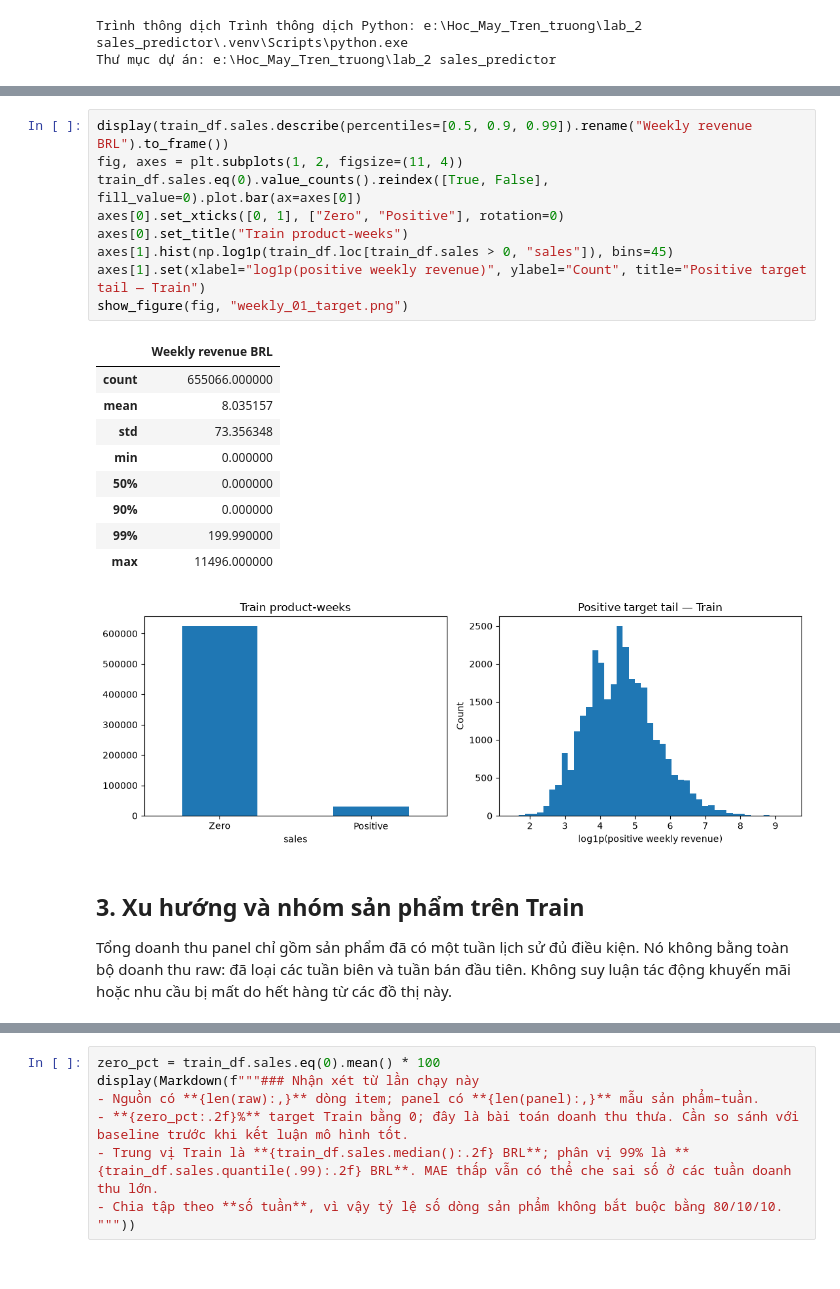
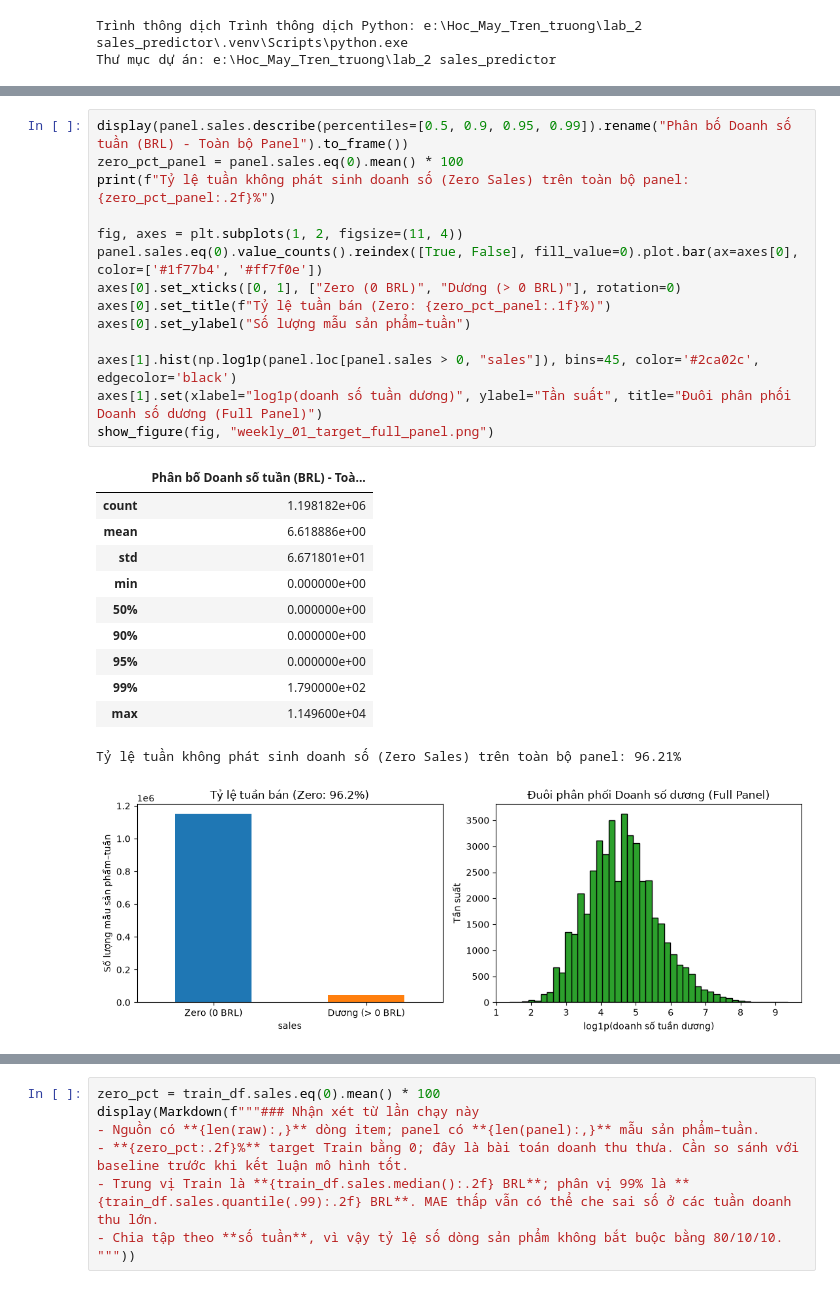
Before and after one commit to iamtien77/sales_predictor, a Jupyter notebook: notebooks/01_exploratory_data_analysis.ipynb, the cells around one changed output, grey strips where cells are left out. Saved outputs shown, nothing was run; the diff lists cells and outputs as text.

Commit message:
docs(notebooks): đồng bộ eda toàn bộ dữ liệu và luồng fit transform pipeline

```diff
--- a/notebooks/01_exploratory_data_analysis.ipynb
+++ b/notebooks/01_exploratory_data_analysis.ipynb
@@ -96,24 +80,27 @@ Doanh thu bằng 0 là quan sát hợp lệ. Phân tích riêng giá trị dươ
 # %%
-display(train_df.sales.describe(percentiles=[0.5, 0.9, 0.99]).rename("Weekly revenue BRL").to_frame())
+display(panel.sales.describe(percentiles=[0.5, 0.9, 0.95, 0.99]).rename("Phân bố Doanh số tuần (BRL) - Toàn bộ Panel").to_frame())
+zero_pct_panel = panel.sales.eq(0).mean() * 100
+print(f"Tỷ lệ tuần không phát sinh doanh số (Zero Sales) trên toàn bộ panel: {zero_pct_panel:.2f}%")
+
 fig, axes = plt.subplots(1, 2, figsize=(11, 4))
-train_df.sales.eq(0).value_counts().reindex([True, False], fill_value=0).plot.bar(ax=axes[0])
-axes[0].set_xticks([0, 1], ["Zero", "Positive"], rotation=0)
-axes[0].set_title("Train product-weeks")
-axes[1].hist(np.log1p(train_df.loc[train_df.sales > 0, "sales"]), bins=45)
-axes[1].set(xlabel="log1p(positive weekly revenue)", ylabel="Count", title="Positive target tail — Train")
-show_figure(fig, "weekly_01_target.png")
+panel.sales.eq(0).value_counts().reindex([True, False], fill_value=0).plot.bar(ax=axes[0], color=['#1f77b4', '#ff7f0e'])
+axes[0].set_xticks([0, 1], ["Zero (0 BRL)", "Dương (> 0 BRL)"], rotation=0)
+axes[0].set_title(f"Tỷ lệ tuần bán (Zero: {zero_pct_panel:.1f}%)")
+axes[0].set_ylabel("Số lượng mẫu sản phẩm–tuần")
+
+axes[1].hist(np.log1p(panel.loc[panel.sales > 0, "sales"]), bins=45, color='#2ca02c', edgecolor='black')
+axes[1].set(xlabel="log1p(doanh số tuần dương)", ylabel="Tần suất", title="Đuôi phân phối Doanh số dương (Full Panel)")
+show_figure(fig, "weekly_01_target_full_panel.png")
 # %% [output]
-|  | Weekly revenue BRL |
-| count | 655066.000000 |
-| mean | 8.035157 |
-| std | 73.356348 |
-| min | 0.000000 |
-| 50% | 0.000000 |
-| 90% | 0.000000 |
-| 99% | 199.990000 |
-| max | 11496.000000 |
+|  | Phân bố Doanh số tuần (BRL) - Toà... |
+| count | 1.198182e+06 |
+| mean | 6.618886e+00 |
+| std | 6.671801e+01 |
+| min | 0.000000e+00 |
+| 50% | 0.000000e+00 |
+| 90% | 0.000000e+00 |
+| 95% | 0.000000e+00 |
+| 99% | 1.790000e+02 |
+| max | 1.149600e+04 |
+Tỷ lệ tuần không phát sinh doanh số (Zero Sales) trên toàn bộ panel: 96.21%
-[figure, old version]
+[figure, new version]
-# %% [markdown]
-## 3. Xu hướng và nhóm sản phẩm trên Train
-
-Tổng doanh thu panel chỉ gồm sản phẩm đã có một tuần lịch sử đủ điều kiện. Nó không bằng toàn bộ doanh thu raw: đã loại các tuần biên và tuần bán đầu tiên. Không suy luận tác động khuyến mãi hoặc nhu cầu bị mất do hết hàng từ các đồ thị này.
```
Also changed, not shown: parts of 13 cells of this notebook, 1 other file.
